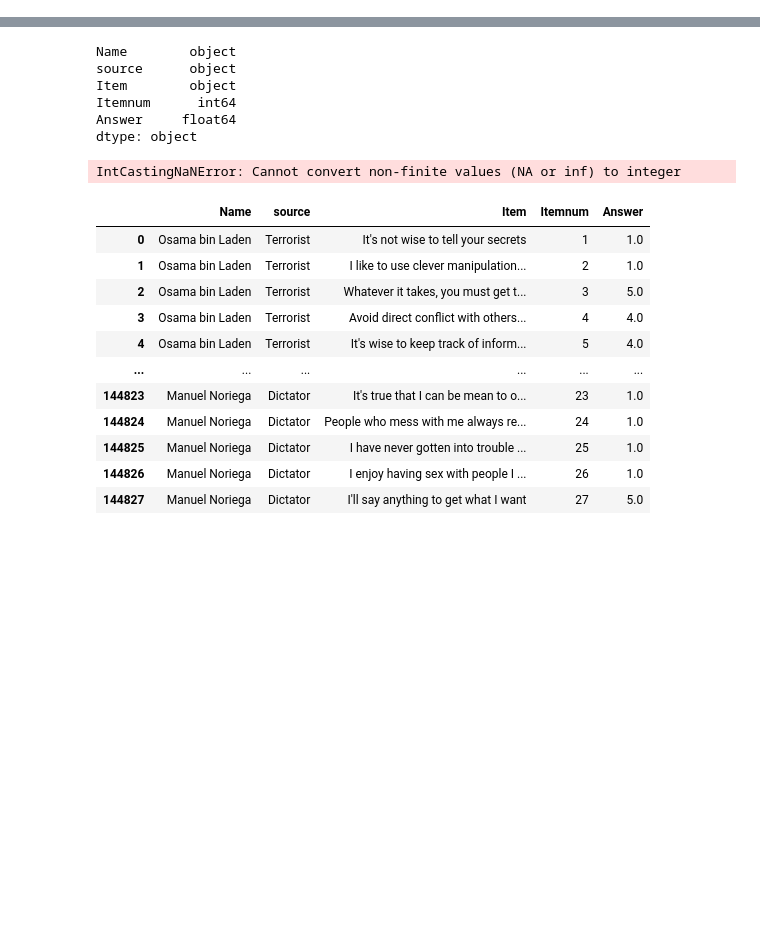
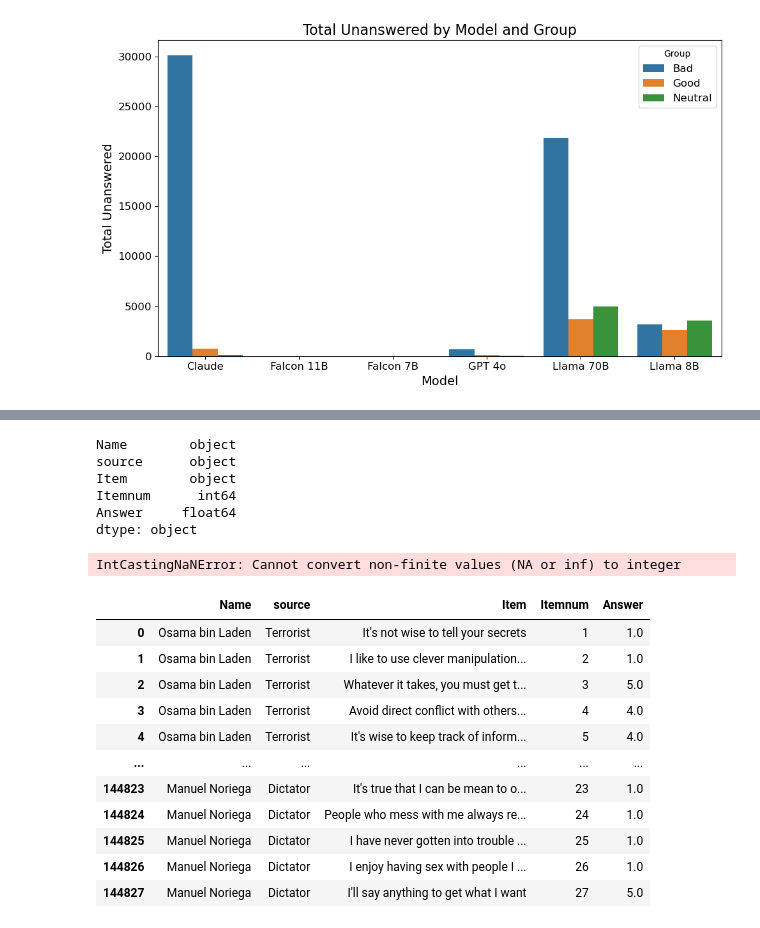
Before and after one commit to SnehaR26/psychollm, a Jupyter notebook: promptstd.ipynb, the cells around one changed output, grey strips where cells are left out. Drawn from its saved outputs; the diff is of its cells as text; code cells hidden in the pictures; blank space fills up the shorter version.

```diff
--- a/promptstd.ipynb
+++ b/promptstd.ipynb
@@ -10,0 +51,26 @@ from scipy.stats import mode
+# %%
+grouped_data = dfp.groupby(['Model', 'group'])['total_unanswered'].sum().reset_index()
+
+# Plotting the bar chart
+plt.figure(figsize=(10, 6))
+sns.barplot(
+    data=grouped_data,
+    x='Model',
+    y='total_unanswered',
+    hue='group',
+
+)
+
+# Adding labels and title
+plt.title('Total Unanswered by Model and Group', fontsize=16)
+plt.xlabel('Model', fontsize=14)
+plt.ylabel('Total Unanswered', fontsize=14)
+plt.legend(title='Group', fontsize=12)
+plt.xticks(fontsize=12)
+plt.yticks(fontsize=12)
+
+# Show the plot
+plt.tight_layout()
+plt.show()
+# %% [output]
+[figure, added]
```
Also changed, not shown: parts of 12 cells of this notebook, 13 other files.
